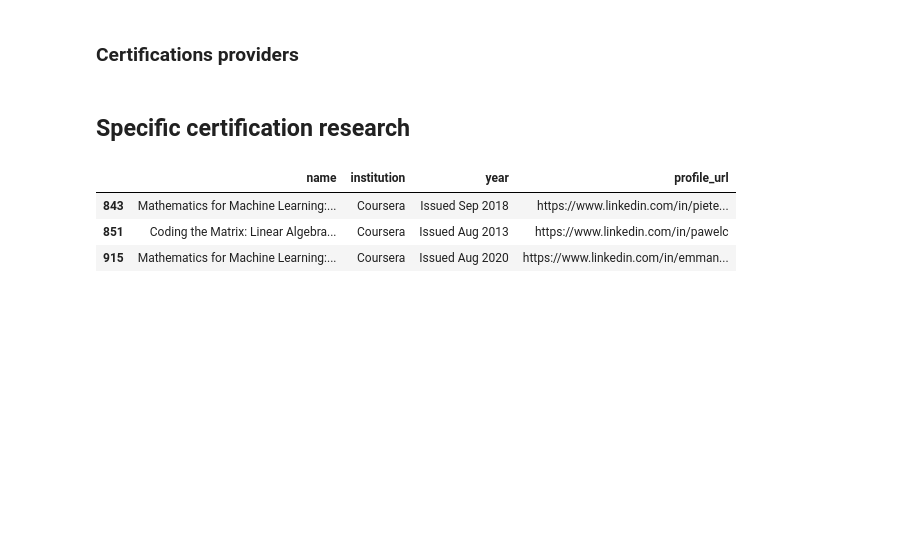
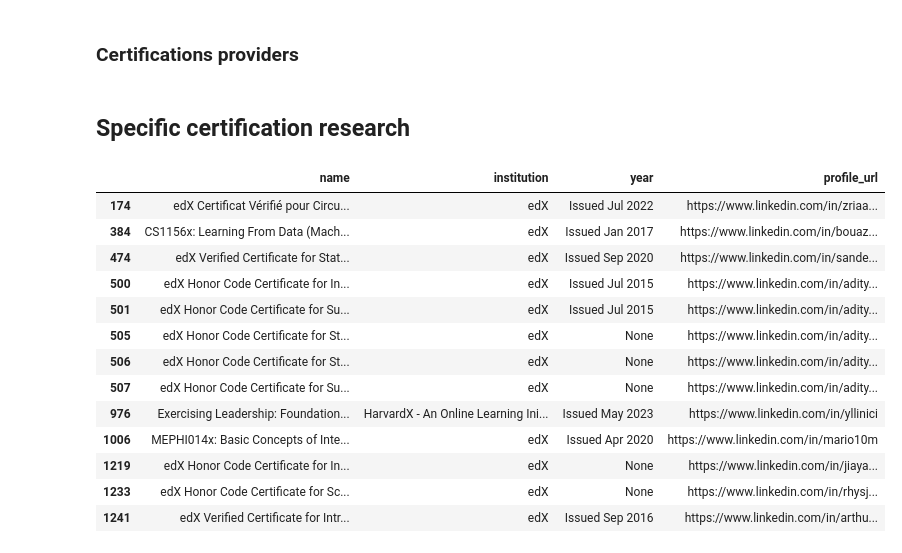
Before and after one commit to ArasCha/Quant-Researchers-research, a Jupyter notebook: visualization.ipynb, the cells around one changed output. Cells and saved outputs as stored; diff of their text form; code cells hidden in the pictures; blank space fills up the shorter version.

```diff
--- a/visualization.ipynb
+++ b/visualization.ipynb
@@ -123,13 +133,23 @@ fig.show()
 # %%
 normalized_df_certifications
 
 filtered_certifs = normalized_df_certifications[
-	normalized_df_certifications['name'].str.contains('linear algebra', case=False, na=False)
+	normalized_df_certifications['institution'].str.contains('edX', case=False, na=False)
 ]
 
 filtered_certifs
 # %% [output]
 |  | name | institution | year | profile_url |
-| 843 | Mathematics for Machine Learning:... | Coursera | Issued Sep 2018 | https://www.linkedin.com/in/piete... |
-| 851 | Coding the Matrix: Linear Algebra... | Coursera | Issued Aug 2013 | https://www.linkedin.com/in/pawelc |
-| 915 | Mathematics for Machine Learning:... | Coursera | Issued Aug 2020 | https://www.linkedin.com/in/emman... |
+| 174 | edX Certificat Vérifié pour Circu... | edX | Issued Jul 2022 | https://www.linkedin.com/in/zriaa... |
+| 384 | CS1156x: Learning From Data (Mach... | edX | Issued Jan 2017 | https://www.linkedin.com/in/bouaz... |
+| 474 | edX Verified Certificate for Stat... | edX | Issued Sep 2020 | https://www.linkedin.com/in/sande... |
+| 500 | edX Honor Code Certificate for In... | edX | Issued Jul 2015 | https://www.linkedin.com/in/adity... |
+| 501 | edX Honor Code Certificate for Su... | edX | Issued Jul 2015 | https://www.linkedin.com/in/adity... |
+| 505 | edX Honor Code Certificate for St... | edX | None | https://www.linkedin.com/in/adity... |
+| 506 | edX Honor Code Certificate for St... | edX | None | https://www.linkedin.com/in/adity... |
+| 507 | edX Honor Code Certificate for Su... | edX | None | https://www.linkedin.com/in/adity... |
+| 976 | Exercising Leadership: Foundation... | HarvardX - An Online Learning Ini... | Issued May 2023 | https://www.linkedin.com/in/yllinici |
+| 1006 | MEPHI014x: Basic Concepts of Inte... | edX | Issued Apr 2020 | https://www.linkedin.com/in/mario10m |
+| 1219 | edX Honor Code Certificate for In... | edX | None | https://www.linkedin.com/in/jiaya... |
+| 1233 | edX Honor Code Certificate for Sc... | edX | None | https://www.linkedin.com/in/rhysj... |
+| 1241 | edX Verified Certificate for Intr... | edX | Issued Sep 2016 | https://www.linkedin.com/in/arthu... |
```
Also changed, not shown: parts of 2 cells of this notebook.
